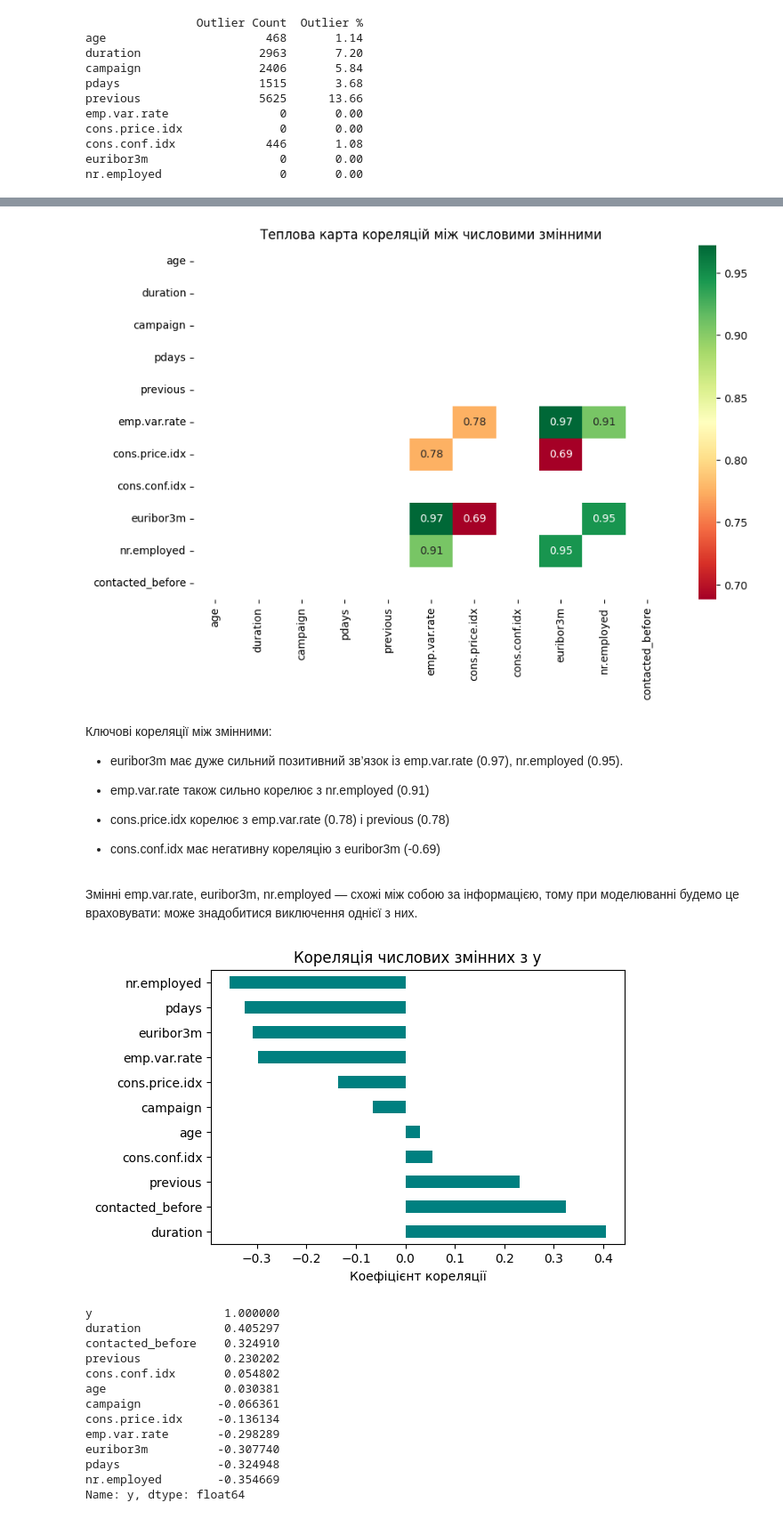
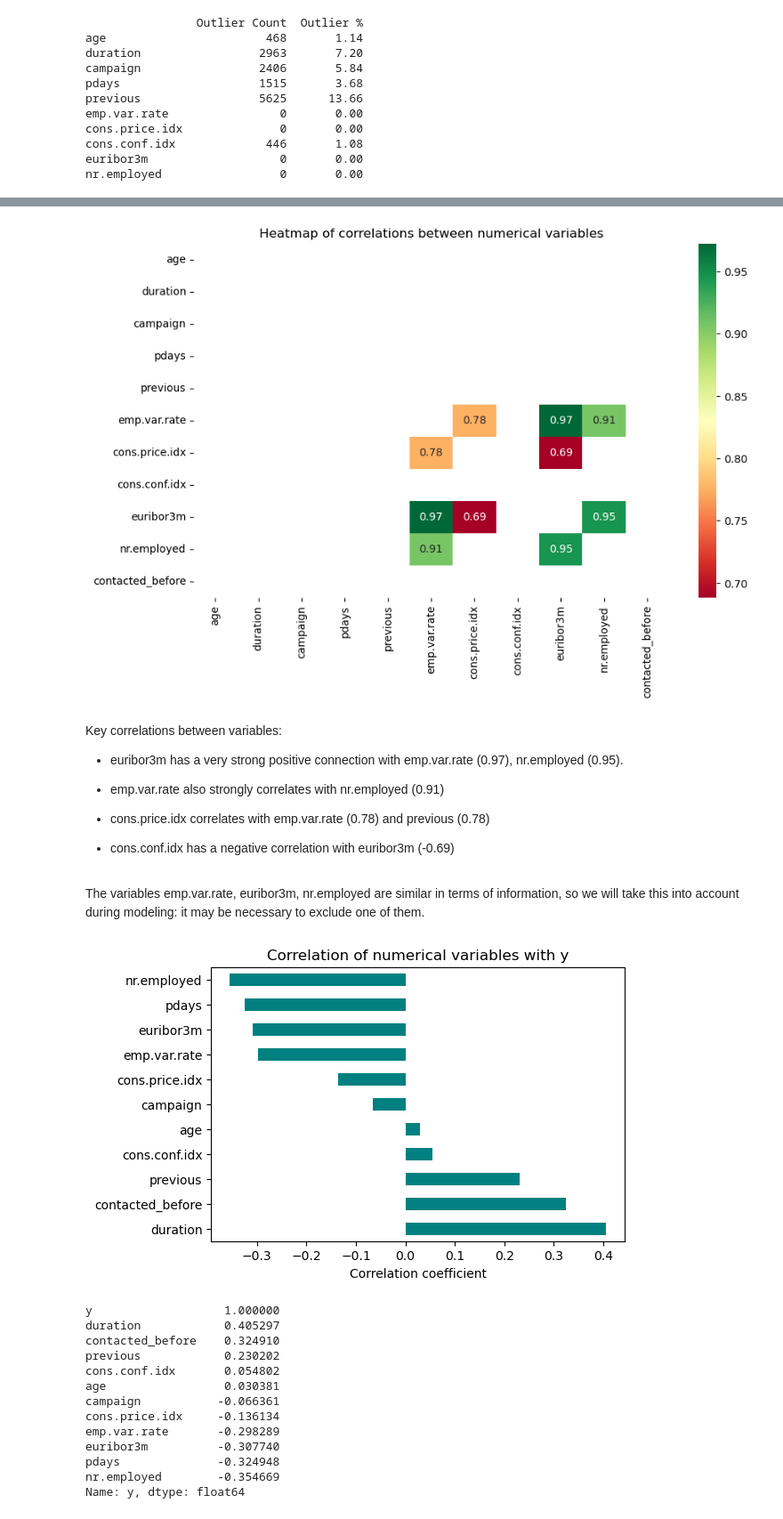
Before and after one commit to tvkravtsova/client_term_deposit_prediction, a Jupyter notebook: notebooks/bank_term_deposit_EDA.ipynb, the cells around one changed output, grey strips where cells are left out. Shown at 89% size. Cells and saved outputs as stored; diff of their text form; code cells hidden in the pictures.

```diff
--- a/notebooks/bank_term_deposit_EDA.ipynb
+++ b/notebooks/bank_term_deposit_EDA.ipynb
@@ -754,35 +745,34 @@ import matplotlib.pyplot as plt
 import seaborn as sns
 import numpy as np
 
-# Теплова карта кореляцій для числових змінних
+# Heatmap of correlations for numerical variables
 plt.figure(figsize=(10, 6))
 
-# Вибираємо лише числові змінні з датафрейму
+# Selecting only numerical variables from the dataframe
 numeric_df = df.select_dtypes(include=[np.number])
 
-# Обчислюємо матрицю кореляцій
+# Calculating the correlation matrix
 correlation = numeric_df.corr()
 
-# Побудова теплової карти
+# Building the heatmap
 #sns.heatmap(correlation, annot=True, cmap="coolwarm", fmt=".2f")
 sns.heatmap(data = correlation[(correlation >= 0.6) & (correlation < 0.9999)], annot = True, cmap = "RdYlGn", cbar = True, fmt='.2f')
 
 
-# Заголовок графіка
-plt.title("Теплова карта кореляцій між числовими змінними")
+# Title of the graph
+plt.title("Heatmap of correlations between numerical variables")
 plt.show()
 # %% [output]
-[figure, old version]
+[figure, new version]
 # %% [markdown]
-Ключові кореляції між змінними:
-- euribor3m має дуже сильний позитивний зв’язок із emp.var.rate (0.97),
-nr.employed (0.95).
+Key correlations between variables:
+- euribor3m has a very strong positive connection with emp.var.rate (0.97), nr.employed (0.95).
 
-- emp.var.rate також сильно корелює з nr.employed (0.91)
+- emp.var.rate also strongly correlates with nr.employed (0.91)
 
-- cons.price.idx корелює з emp.var.rate (0.78) і previous (0.78)
+- cons.price.idx correlates with emp.var.rate (0.78) and previous (0.78)
 
-- cons.conf.idx має негативну кореляцію з euribor3m (-0.69)
+- cons.conf.idx has a negative correlation with euribor3m (-0.69)
-# %% [markdown]
-Змінні emp.var.rate, euribor3m, nr.employed — схожі між собою за інформацією, тому при моделюванні будемо це враховувати: може знадобитися виключення однієї з них.
+# %% [markdown]
+The variables emp.var.rate, euribor3m, nr.employed are similar in terms of information, so we will take this into account during modeling: it may be necessary to exclude one of them.
 # %%
@@ -791,12 +781,12 @@ df['y'] = df['y'].map({'yes': 1, 'no': 0})
 # %%
 numeric_df_y = df.select_dtypes(include='number')
 correlation = numeric_df_y.corr()
 correlation['y'].drop('y').sort_values(ascending=False).plot(kind='barh', figsize=(6,4), color='teal')
-plt.title('Кореляція числових змінних з y')
-plt.xlabel('Коефіцієнт кореляції')
+plt.title('Correlation of numerical variables with y')
+plt.xlabel('Correlation coefficient')
 plt.show()
 # %% [output]
-[figure, old version]
+[figure, new version]
 # %%
 print(correlation['y'].sort_values(ascending=False))
 # %% [output]
```
Also changed, not shown: parts of 91 cells of this notebook.
